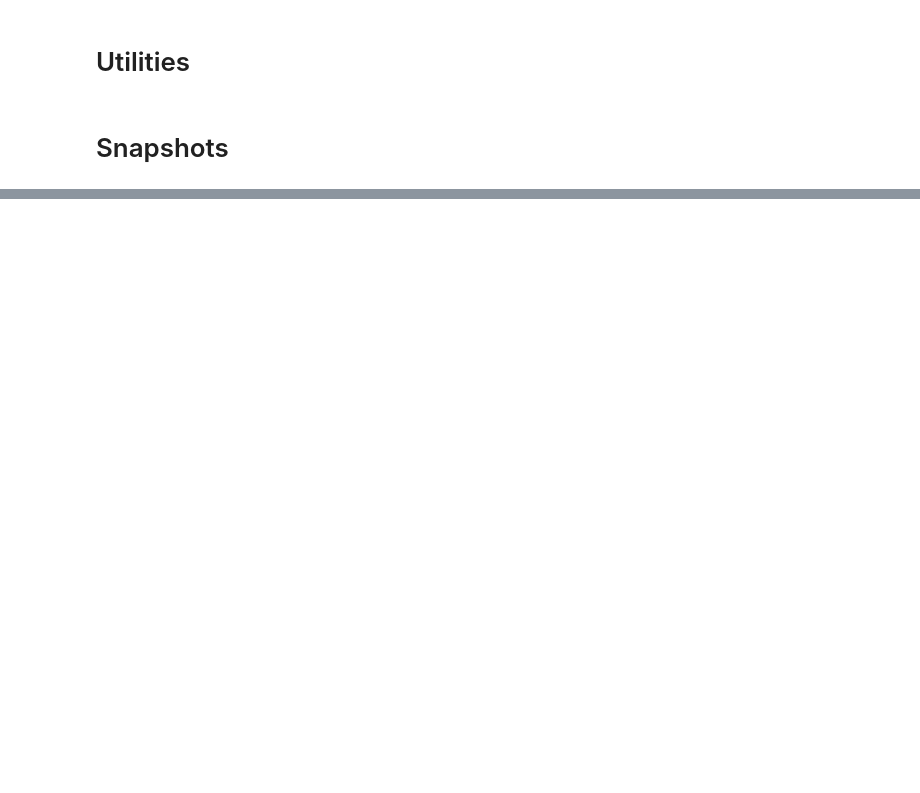
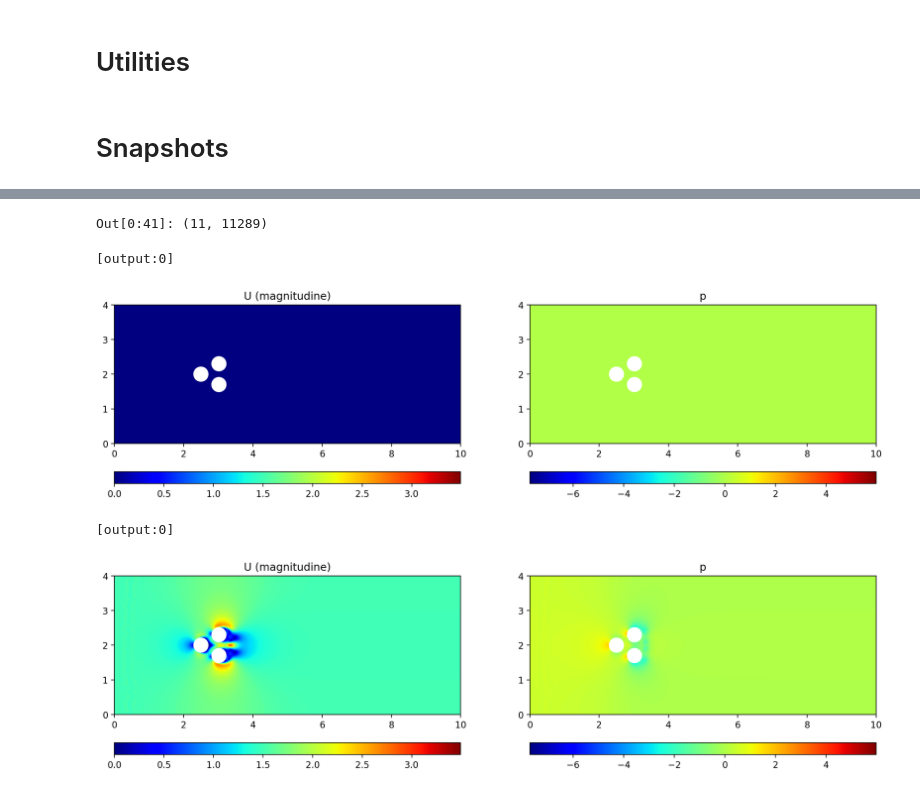
Before and after one commit to adrianoracano/mySHRED, a Jupyter notebook: dataset_pinball_parallel.ipynb, the cells around one changed output, grey strips where cells are left out. Drawn from its saved outputs; the diff is of its cells as text; code cells hidden in the pictures; blank space fills up the shorter version.

Commit message:
dataset pinball parallel

```diff
--- a/dataset_pinball_parallel.ipynb
+++ b/dataset_pinball_parallel.ipynb
@@ -644,0 +810,5 @@ print(f"Mesh has {len(quality[0])} nodes.")
+# %%
+%%px
+s_cg1 = element("Lagrange", mesh.topology.cell_name(), 1)
+coords = np.array(functionspace(mesh, s_cg1).tabulate_dof_coordinates())
+pinball_coords = copy.deepcopy(pinball_coords)
@@ -644,0 +906,10 @@ print(f"Mesh has {len(quality[0])} nodes.")
+# %%
+%%px
+timesteps = 10
+ntimes = timesteps+1
+nglobal = npressure
+# %%
+%%px
+u_np.shape
+# %% [output]
+Out[0:41]: (11, 11289)
@@ -644,0 +920,5 @@ print(f"Mesh has {len(quality[0])} nodes.")
+# %%
+%%px
+cyl1_coords = pinball_coords[np.where((pinball_coords[:, 0] - centers[0][0])**2 + (pinball_coords[:, 1] - centers[0][1])**2 <= (R + 1e-3)**2)]
+cyl2_coords = pinball_coords[np.where((pinball_coords[:, 0] - centers[1][0])**2 + (pinball_coords[:, 1] - centers[1][1])**2 <= (R + 1e-3)**2)]
+cyl3_coords = pinball_coords[np.where((pinball_coords[:, 0] - centers[2][0])**2 + (pinball_coords[:, 1] - centers[2][1])**2 <= (R + 1e-3)**2)]
@@ -644,0 +963,42 @@ print(f"Mesh has {len(quality[0])} nodes.")
+# %%
+%%px
+fig, ax = plt.subplots(nrows, ncols)
+add_zoom(2.4)
+
+# Aggiungi le colorbar statiche fuori dalla funzione di aggiornamento
+cbar_u = fig.colorbar(sm_u, ax=ax[0], orientation='horizontal', pad = 0.05, aspect = 30)
+ax[0].set_title("U (magnitudine)")
+cbar_p = fig.colorbar(sm_p, ax=ax[1], orientation='horizontal', pad = 0.05, aspect = 30)
+ax[1].set_title("p")
+
+whichtimes = np.arange(0, timesteps + 1, 10).tolist()
+for time in whichtimes:
+    u_plot = u[:, time]
+    v_plot = v[:, time]
+    p_plot = p[:, time]
+
+    u_mag = np.sqrt(u_plot**2 + v_plot**2)
+
+    cont1 = ax[0].tricontourf(triang, u_mag, cmap="jet", levels=200, norm=norm_u)
+    ax[0].set_aspect("equal")
+    cont2 = ax[1].tricontourf(triang, p_plot, cmap="jet", levels=200, norm=norm_p)
+    ax[1].set_aspect("equal")
+
+    for ax_i in ax:
+        ax_i.fill(cyl1_coords[:, 0], cyl1_coords[:, 1], facecolor='white', edgecolor='white', linewidth=1.5)
+        ax_i.fill(cyl2_coords[:, 0], cyl2_coords[:, 1], facecolor='white', edgecolor='white', linewidth=1.5)
+        ax_i.fill(cyl3_coords[:, 0], cyl3_coords[:, 1], facecolor='white', edgecolor='white', linewidth=1.5)
+
+    display(fig)
+    plt.close(fig)
+    clc(wait=True)
+
+
+# add_zoom(2)
+
+# plt.show()
+# %% [output]
+[output:0]
+[figure, added]
+[output:0]
+[figure, added]
```
Also changed, not shown: parts of 52 cells of this notebook.
